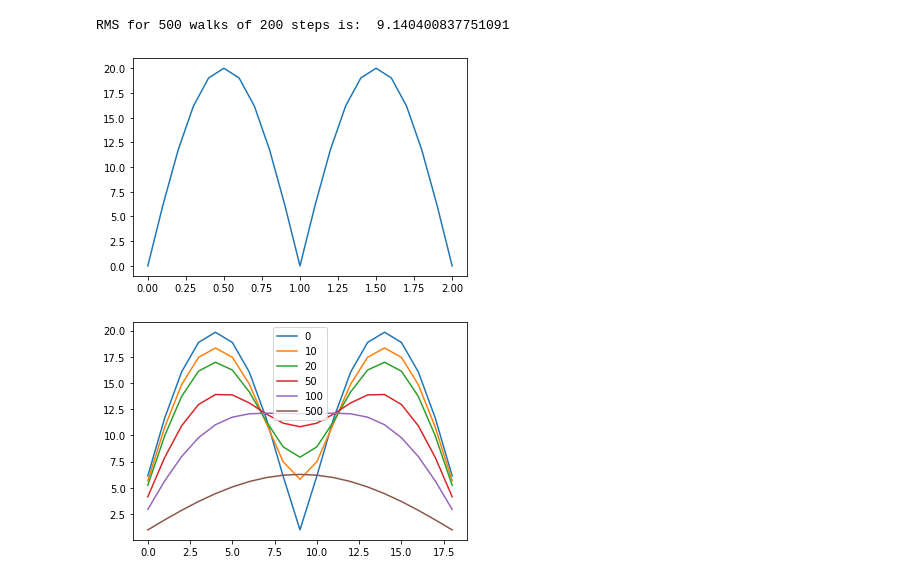
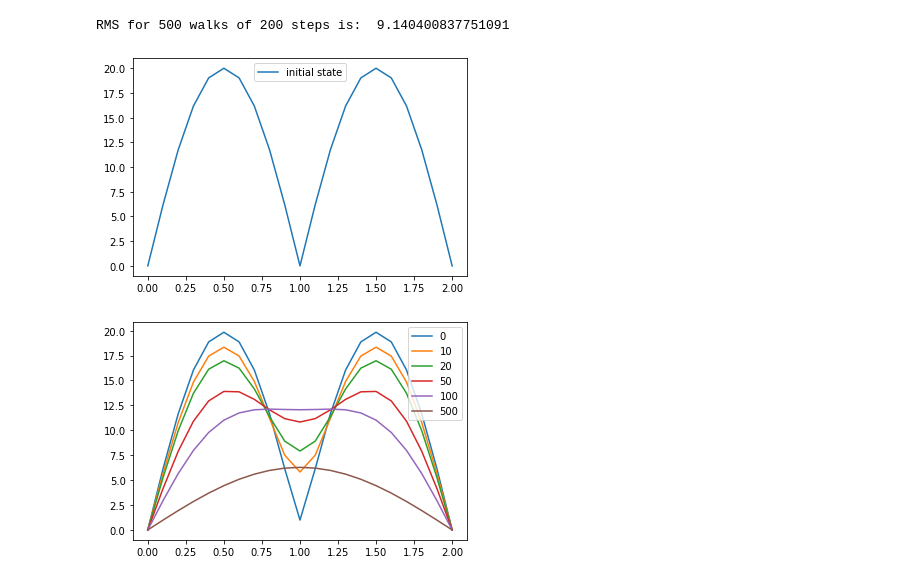
Before and after one commit to emb1ues/comp_phy_endsem, a Jupyter notebook: comp_phy_endsem.ipynb, the cells around one changed output. Cells and saved outputs as stored; diff of their text form; code cells hidden in the pictures.

```diff
--- a/comp_phy_endsem.ipynb
+++ b/comp_phy_endsem.ipynb
@@ -75,9 +76,11 @@ init_state = np.zeros((points))
 for i in range(points):
     init_state[i] = 20*abs(np.sin(np.pi*(i+1)*0.1))
 
-heat_plotter(points, init_state, "initial")
+heat_plotter(points, init_state, "initial state")
+plt.legend()
+plt.show()
 # %% [output]
-[figure, old version]
+[figure, new version]
 # %%
 A = np.zeros((points,points))
 for i in range(points):
@@ -88,14 +91,14 @@ for i in range(points):
 # %%
 watch = [0,10,20,50,100,500]
 for i in range(501):
     if i == 0:
         state = init_state
     state = np.matmul(A,state)
 
     if i in watch:
-        plt.plot(range(points),state, label = str(i))
+        heat_plotter(points, state, str(i))
 
 plt.legend()
 plt.show()
 # %% [output]
-[figure, old version]
+[figure, new version]
```
Also changed, not shown: parts of 1 cell of this notebook.
